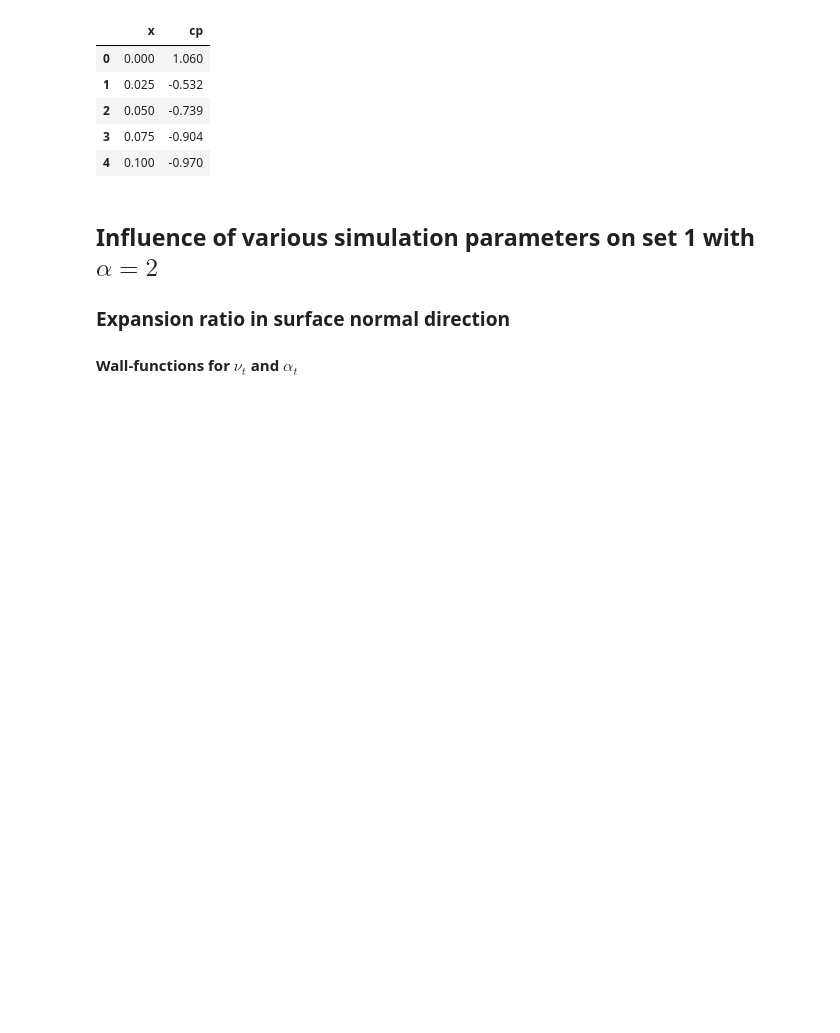
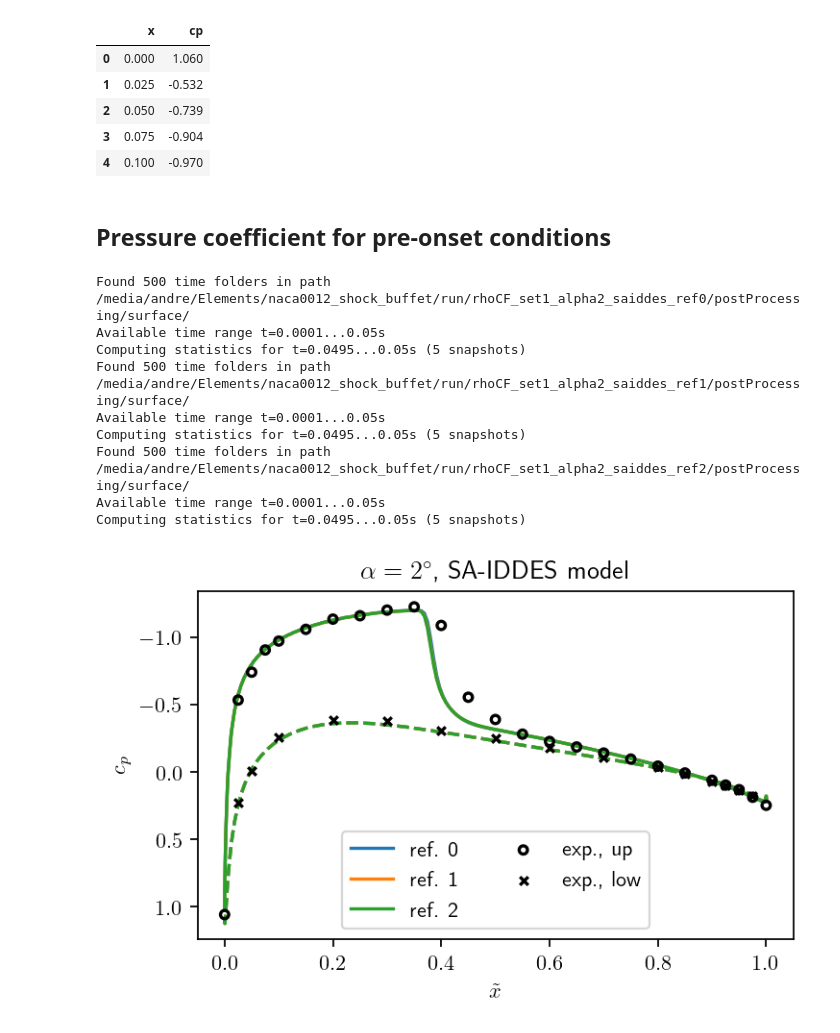
Before and after one commit to FlowModelingControl/naca0012_shock_buffet, a Jupyter notebook: notebooks/pressure_coefficients.ipynb, the cells around one changed output. Saved outputs shown, nothing was run; the diff lists cells and outputs as text; code cells hidden in the pictures; blank space fills up the shorter version.

```diff
--- a/notebooks/pressure_coefficients.ipynb
+++ b/notebooks/pressure_coefficients.ipynb
@@ -40,8 +40,41 @@ cp_exp["set1"][0].head()
 | 2 | 0.050 | -0.739 |
 | 3 | 0.075 | -0.904 |
 | 4 | 0.100 | -0.970 |
-# %% [markdown]
-## Influence of various simulation parameters on set 1 with $\alpha =2$
-### Expansion ratio in surface normal direction
-#### Wall-functions for $\nu_t$ and $\alpha_t$
+# %% [markdown]
+## Pressure coefficient for pre-onset conditions
+# %%
+fig, ax = plt.subplots(figsize=(5, 3))
+lw = 1.5
+ms = 15
+
+data_up, data_low = cp_exp["set1"]
+sa_iddes_cases = ["rhoCF_set1_alpha2_saiddes_ref{:d}".format(i) for i in [0, 1, 2]]
+
+for i, case in enumerate(sa_iddes_cases):
+    path = run + case + "/postProcessing/surface/"
+    data = average_surface_data(path, "total(p)_coeff_airfoil.raw", 0.0495)
+    ax.plot(data[0], data[2], c="C{:d}".format(i), ls="-", lw=lw, label=f"ref. {i}")
+    ax.plot(data[1], data[3], c="C{:d}".format(i), ls="--", lw=lw)
+
+ax.scatter(data_up.x, data_up.cp, marker="o", s=ms, color="k", lw=lw, facecolor="none", zorder=10, label="exp., up")
+ax.scatter(data_low.x, data_low.cp, marker="x", s=ms, color="k", lw=lw, zorder=10, label="exp., low")
+ax.set_xlabel(r"$\tilde{x}$")
+ax.legend(ncol=2, loc="lower center")
+
+ax.set_ylabel(r"$c_p$")
+ax.set_title(r"$\alpha = 2^\circ$, SA-IDDES model")
+plt.gca().invert_yaxis()
+plt.savefig(output + "set1_cp_a2_iddes_refinement.svg", bbox_inches="tight")
+plt.savefig(output + "set1_cp_a2_iddes_refinement.pdf", bbox_inches="tight")
+# %% [output]
+Found 500 time folders in path /media/andre/Elements/naca0012_shock_buffet/run/rhoCF_set1_alpha2_saiddes_ref0/postProcessing/surface/
+Available time range t=0.0001...0.05s
+Computing statistics for t=0.0495...0.05s (5 snapshots)
+Found 500 time folders in path /media/andre/Elements/naca0012_shock_buffet/run/rhoCF_set1_alpha2_saiddes_ref1/postProcessing/surface/
+Available time range t=0.0001...0.05s
+Computing statistics for t=0.0495...0.05s (5 snapshots)
+Found 500 time folders in path /media/andre/Elements/naca0012_shock_buffet/run/rhoCF_set1_alpha2_saiddes_ref2/postProcessing/surface/
+Available time range t=0.0001...0.05s
+Computing statistics for t=0.0495...0.05s (5 snapshots)
+[figure, added]
 # %%
```
Also changed, not shown: parts of 33 cells of this notebook, 27 other files.
